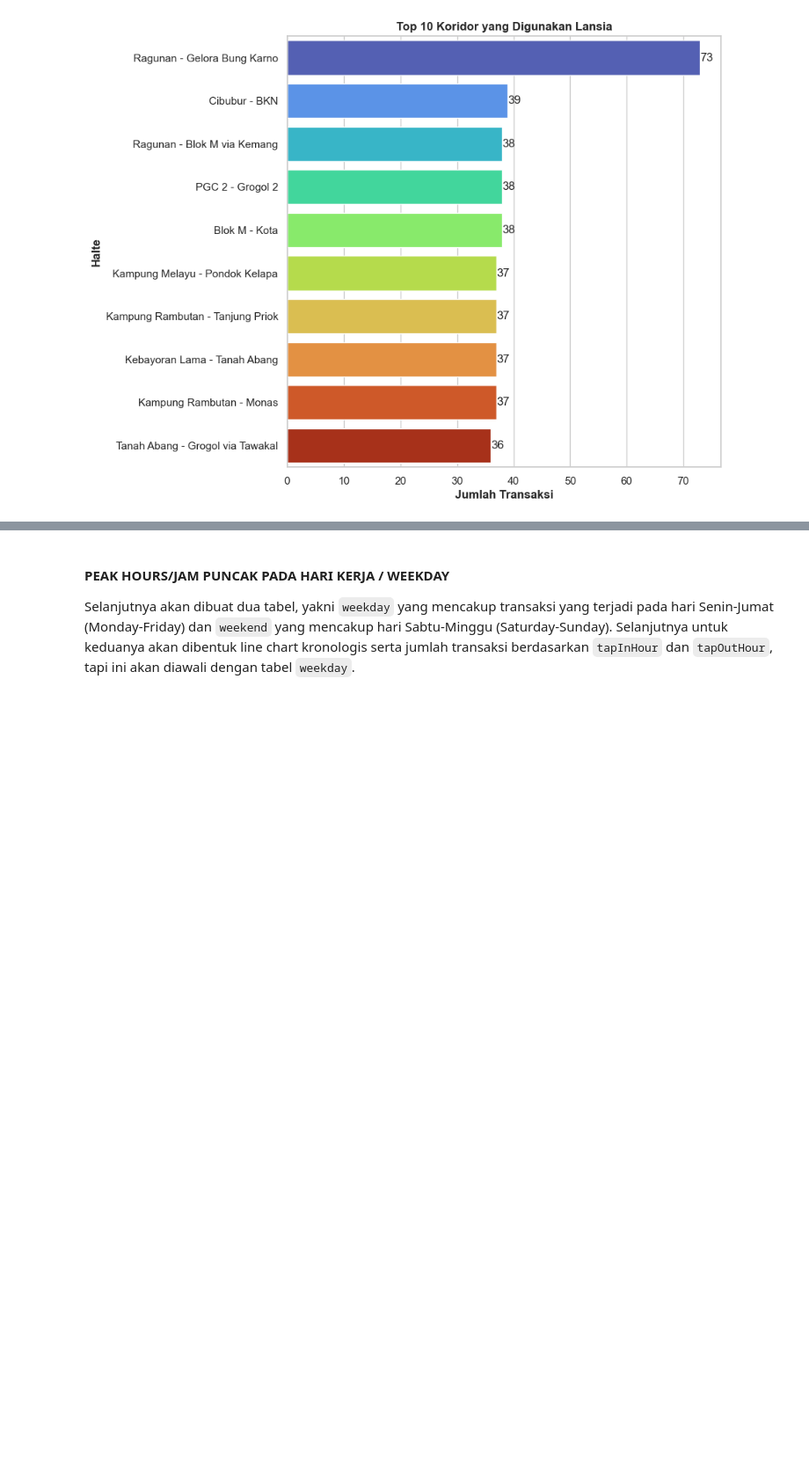
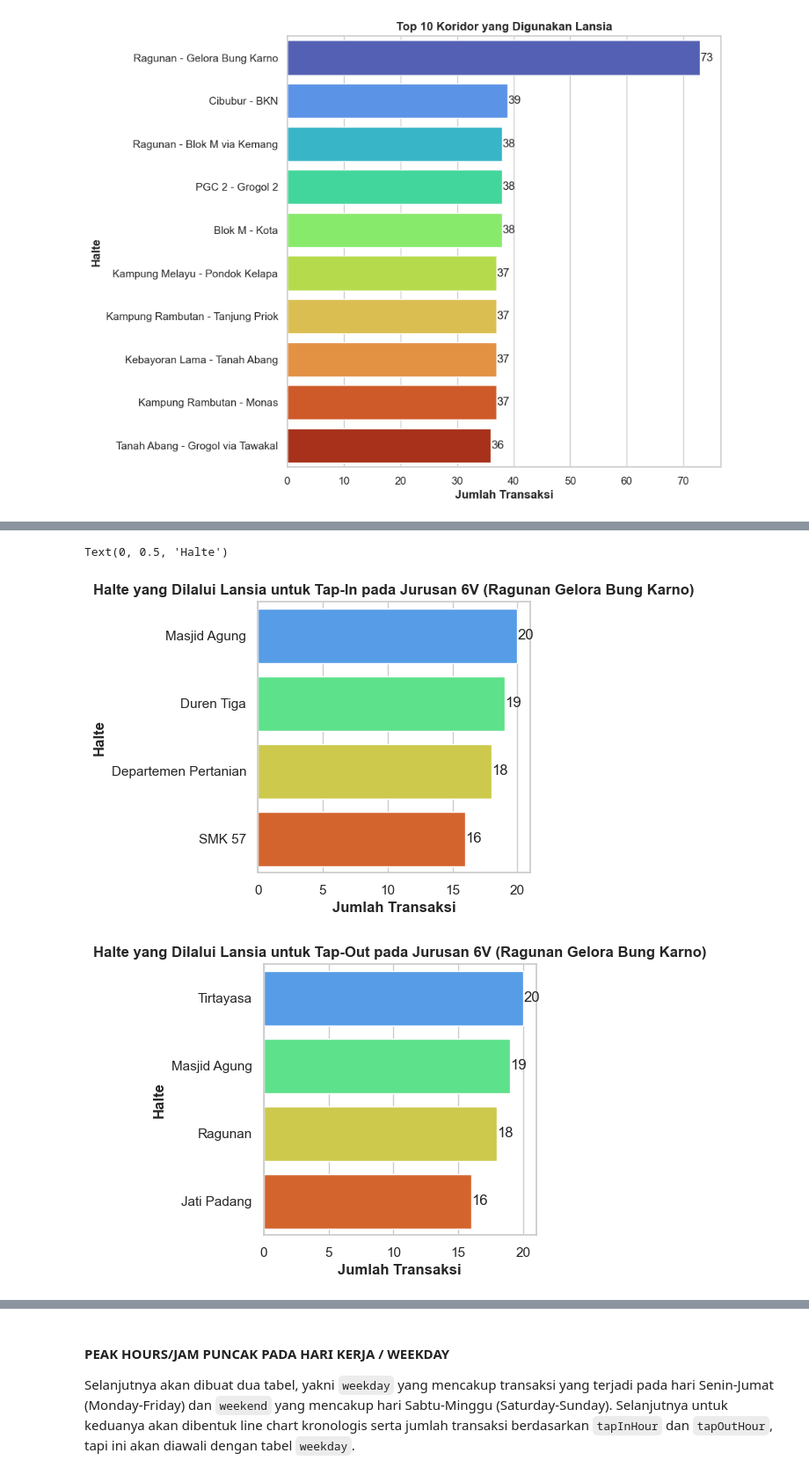
Before and after one commit to andreashp96/CapstoneModule2, a Jupyter notebook: Capstone2Andreas.ipynb, the cells around one changed output, grey strips where cells are left out. Shown at 88% size. Cells and saved outputs as stored; diff of their text form; code cells hidden in the pictures; blank space fills up the shorter version.

```diff
--- a/Capstone2Andreas.ipynb
+++ b/Capstone2Andreas.ipynb
@@ -1011,3 +1013,6 @@ plt.ylabel('Halte', fontweight='bold')
 # %% [output]
 Text(0, 0.5, 'Halte')
 [figure]
+# %%
+lansiaragunan = tjclean[(tjclean['ageGroup']=='Lansia') & (tjclean['corridorID']=='6V') & (tjclean['corridorName']=='Ragunan - Gelora Bung Karno')]
+lansiaragunan
@@ -1013,0 +1033,4 @@ Text(0, 0.5, 'Halte')
+# %%
+lansiaragunancountIn = lansiaragunan.groupby(['tapInStops','tapInStopsName']).size().reset_index(name='Counts').sort_values(ascending=False, by='Counts').head(10)
+lansiaragunancountIn.reset_index(drop='index')
+lansiaragunancountIn
@@ -1013,0 +1043,4 @@ Text(0, 0.5, 'Halte')
+# %%
+lansiaragunancountOut = lansiaragunan.groupby(['tapOutStops','tapOutStopsName']).size().reset_index(name='Counts').sort_values(ascending=False, by='Counts').head(10)
+lansiaragunancountOut.reset_index(drop='index')
+lansiaragunancountOut
@@ -1014 +1053,33 @@ Text(0, 0.5, 'Halte')
+# %%
+plt.figure(figsize=(4,4))
+
+fx1 = sns.barplot(x=lansiaragunancountIn['Counts'], y=lansiaragunancountIn['tapInStopsName'],
+                 palette=sns.color_palette("turbo", len(lansiaragunancountIn['Counts'])))
+
+# Enumerate over the bars to add labels
+for i, (count, stop) in enumerate(zip(lansiaragunancountIn['Counts'], lansiaragunancountIn['tapInStopsName'])):
+    fx1.text(count, i, f'{count}', ha='left', va='center')
+
+plt.title('Halte yang Dilalui Lansia untuk Tap-In pada Jurusan 6V (Ragunan Gelora Bung Karno)', fontweight='bold')
+plt.xlabel('Jumlah Transaksi', fontweight='bold')
+plt.ylabel('Halte', fontweight='bold')
+
+
+
+plt.figure(figsize=(4,4))
+
+fx2 = sns.barplot(x=lansiaragunancountOut['Counts'], y=lansiaragunancountOut['tapOutStopsName'],
+                 palette=sns.color_palette("turbo", len(lansiaragunancountOut['Counts'])))
+
+# Enumerate over the bars to add labels
+for i, (count, stop) in enumerate(zip(lansiaragunancountOut['Counts'], lansiaragunancountOut['tapOutStopsName'])):
+    fx2.text(count, i, f'{count}', ha='left', va='center')
+
+plt.title('Halte yang Dilalui Lansia untuk Tap-Out pada Jurusan 6V (Ragunan Gelora Bung Karno)', fontweight='bold')
+plt.xlabel('Jumlah Transaksi', fontweight='bold')
+plt.ylabel('Halte', fontweight='bold')
+# %% [output]
+Text(0, 0.5, 'Halte')
+[figure, added]
+[figure, added]
 # %% [markdown]
```
Also changed, not shown: parts of 9 cells of this notebook.
